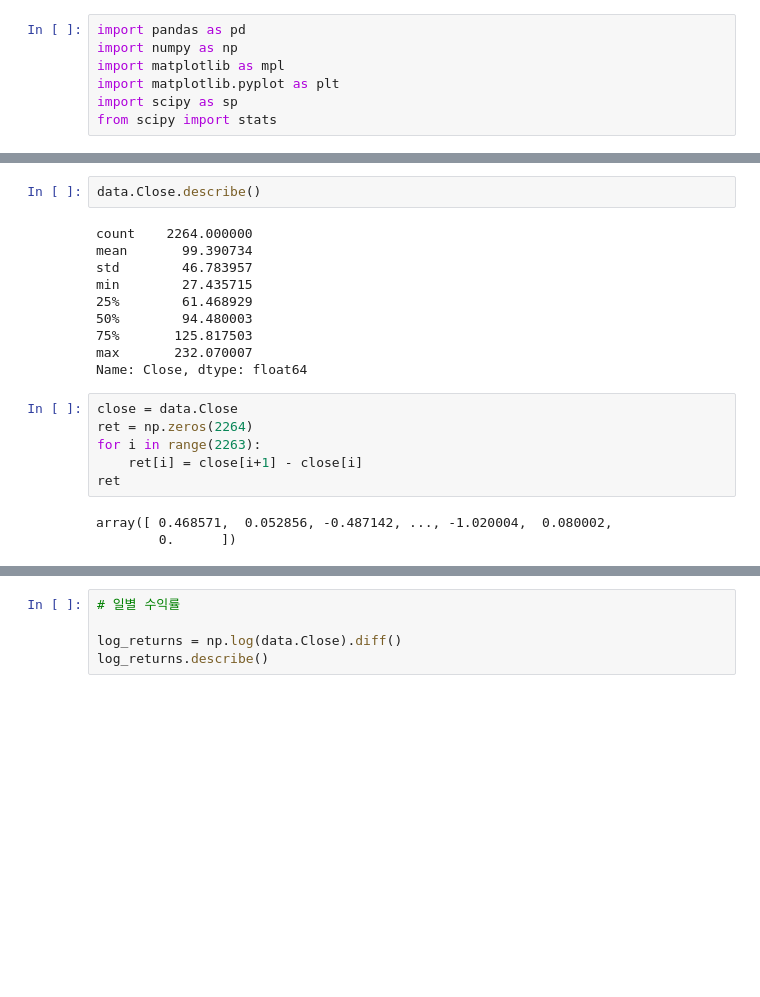
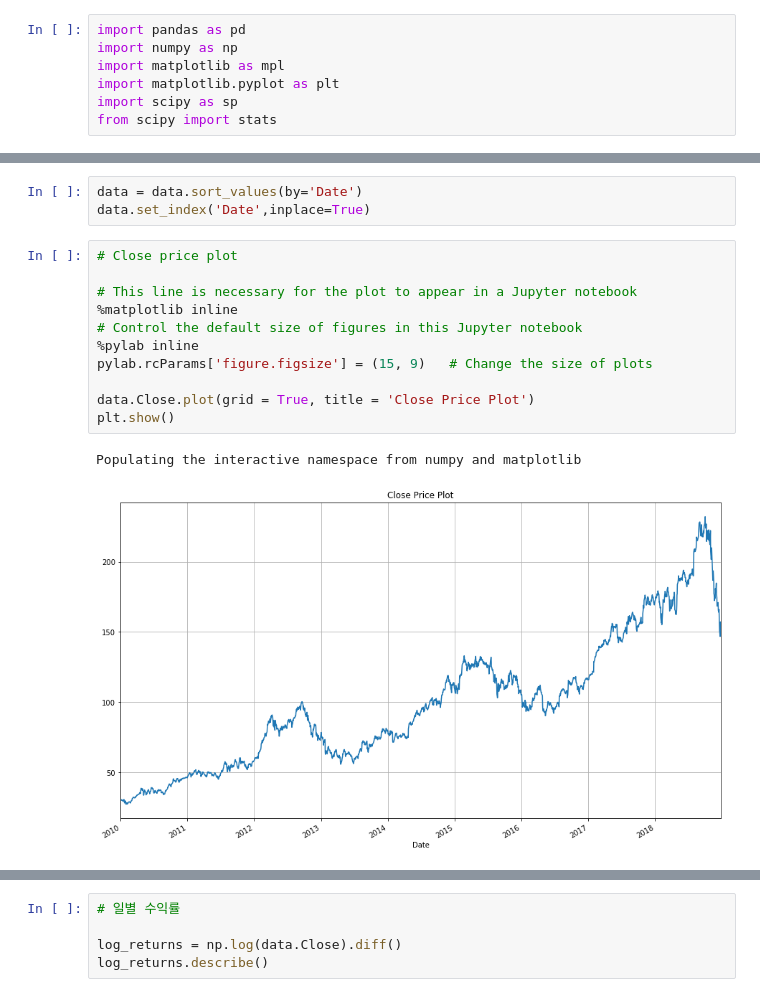
Before and after one commit to chajoo0/Big_Data_Fintech, a Jupyter notebook: 차주영_HW.ipynb, the cells around one changed output, grey strips where cells are left out. Saved outputs shown, nothing was run; the diff lists cells and outputs as text; blank space fills up the shorter version.

```diff
--- a/차주영_HW.ipynb
+++ b/차주영_HW.ipynb
@@ -21,21 +23,17 @@ data.describe()
-# %%
-data.Close.describe()
-# %% [output]
-count    2264.000000
-mean       99.390734
-std        46.783957
-min        27.435715
-25%        61.468929
-50%        94.480003
-75%       125.817503
-max       232.070007
-Name: Close, dtype: float64
-# %%
-close = data.Close
-ret = np.zeros(2264)
-for i in range(2263):
-    ret[i] = close[i+1] - close[i]
-ret
-# %% [output]
-array([ 0.468571,  0.052856, -0.487142, ..., -1.020004,  0.080002,
-        0.      ])
+# %%
+data = data.sort_values(by='Date')
+data.set_index('Date',inplace=True)
+# %%
+# Close price plot
+
+# This line is necessary for the plot to appear in a Jupyter notebook
+%matplotlib inline
+# Control the default size of figures in this Jupyter notebook
+%pylab inline
+pylab.rcParams['figure.figsize'] = (15, 9)   # Change the size of plots
+
+data.Close.plot(grid = True, title = 'Close Price Plot')
+plt.show()
+# %% [output]
+Populating the interactive namespace from numpy and matplotlib
+[figure, added]
```
Also changed, not shown: parts of 5 cells of this notebook.
